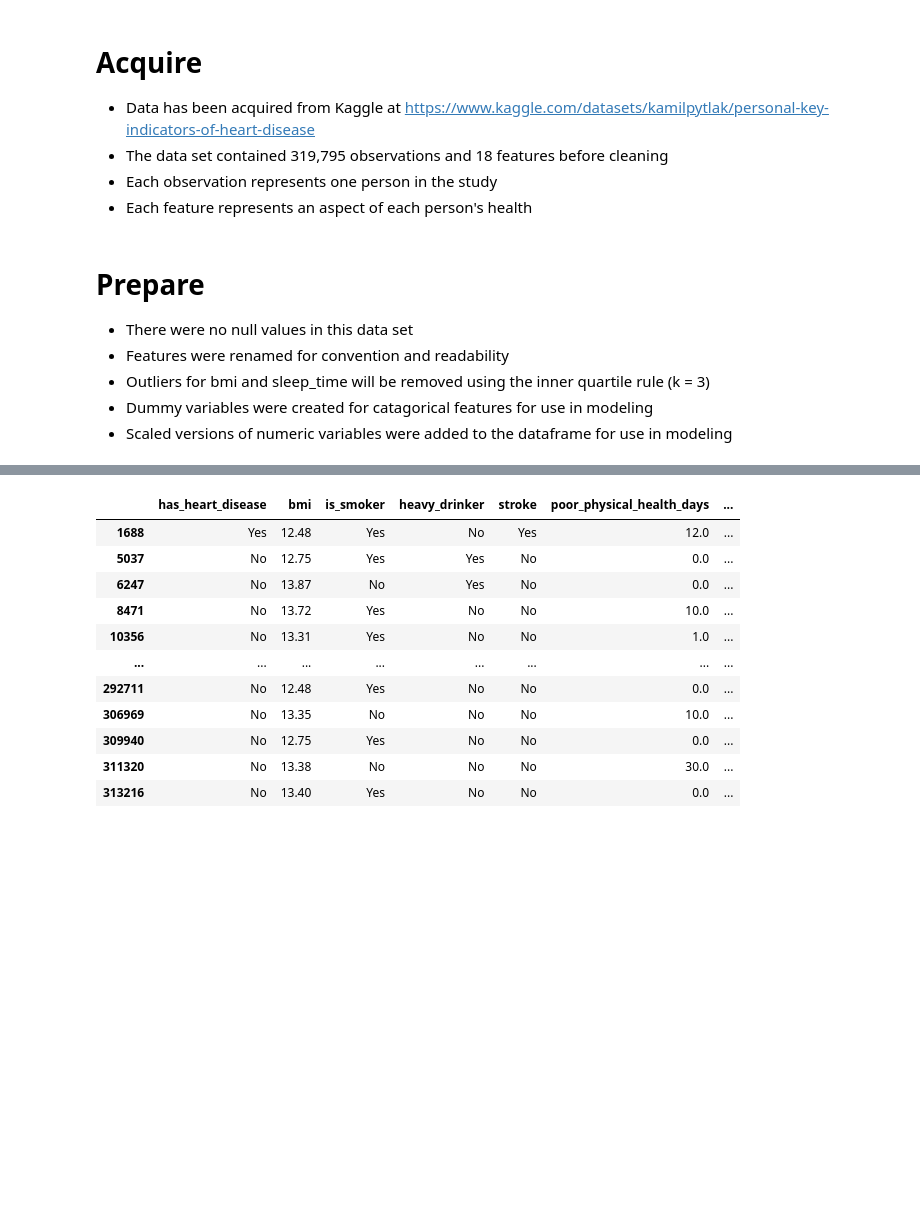
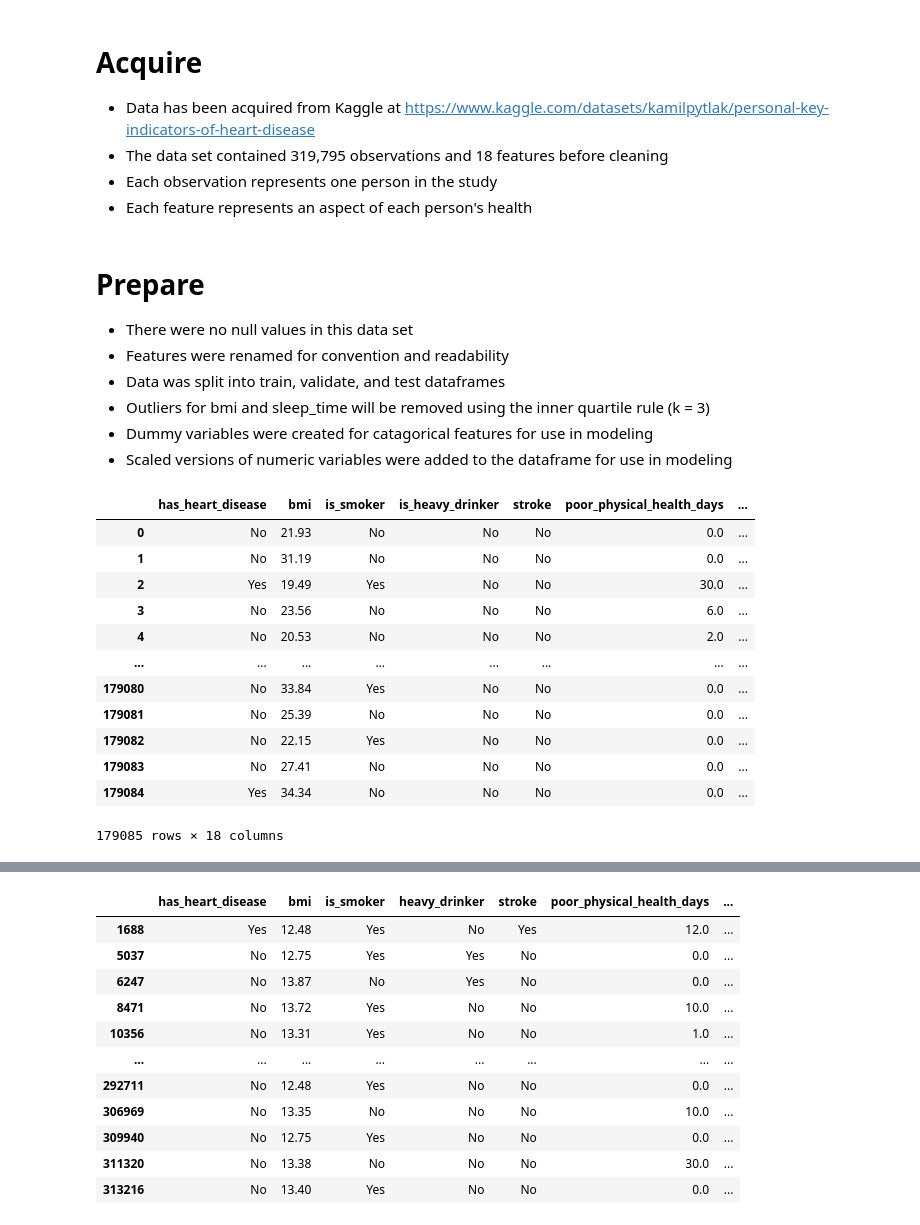
Before and after one commit to Johndsalas/Predicting_Heart_Disease, a Jupyter notebook: main.ipynb, the cells around one changed output, grey strips where cells are left out. Saved outputs shown, nothing was run; the diff lists cells and outputs as text; code cells hidden in the pictures; blank space fills up the shorter version.

Commit message:
successful split

```diff
--- a/main.ipynb
+++ b/main.ipynb
@@ -18,6 +18,7 @@ df = pd.read_csv('heart_2020_cleaned.csv')
 
 * There were no null values in this data set
 * Features were renamed for convention and readability
+* Data was split into train, validate, and test dataframes
 * Outliers for bmi and sleep_time will be removed using the inner quartile rule (k = 3)
 * Dummy variables were created for catagorical features for use in modeling
 * Scaled versions of numeric variables were added to the dataframe for use in modeling
@@ -40,3 +41,43 @@ df = df.rename(columns={'HeartDisease':'has_heart_disease',
                         'Asthma':'asthma',
                         'KidneyDisease':'kidney_disease',
                         'SkinCancer':'skin_cancer'})
+# %%
+def split_my_data(df):
+    '''Splits data and returns a train, validate, and test dataframe'''
+
+    # split df into train_validate and test
+    train_validate, test = train_test_split(df,
+                                            test_size=.2,
+                                            random_state=123,
+                                            stratify=df.has_heart_disease)
+
+    # split train_validate into train and validate
+    train, validate =  train_test_split(train_validate,
+                                        test_size=.3,
+                                        random_state=123,
+                                        stratify=train_validate.has_heart_disease)
+
+    # reset index for train validate and test
+    train.reset_index(drop=True, inplace=True)
+    validate.reset_index(drop=True, inplace=True)
+    test.reset_index(drop=True, inplace=True)
+
+    return train, validate, test
+# %%
+train, validate, test = split_my_data(df)
+# %%
+train
+# %% [output]
+|  | has_heart_disease | bmi | is_smoker | is_heavy_drinker | stroke | poor_physical_health_days | ... |
+| 0 | No | 21.93 | No | No | No | 0.0 | ... |
+| 1 | No | 31.19 | No | No | No | 0.0 | ... |
+| 2 | Yes | 19.49 | Yes | No | No | 30.0 | ... |
+| 3 | No | 23.56 | No | No | No | 6.0 | ... |
+| 4 | No | 20.53 | No | No | No | 2.0 | ... |
+| ... | ... | ... | ... | ... | ... | ... | ... |
+| 179080 | No | 33.84 | Yes | No | No | 0.0 | ... |
+| 179081 | No | 25.39 | No | No | No | 0.0 | ... |
+| 179082 | No | 22.15 | Yes | No | No | 0.0 | ... |
+| 179083 | No | 27.41 | No | No | No | 0.0 | ... |
+| 179084 | Yes | 34.34 | No | No | No | 0.0 | ... |
+179085 rows × 18 columns
```
Also changed, not shown: parts of 6 cells of this notebook.
